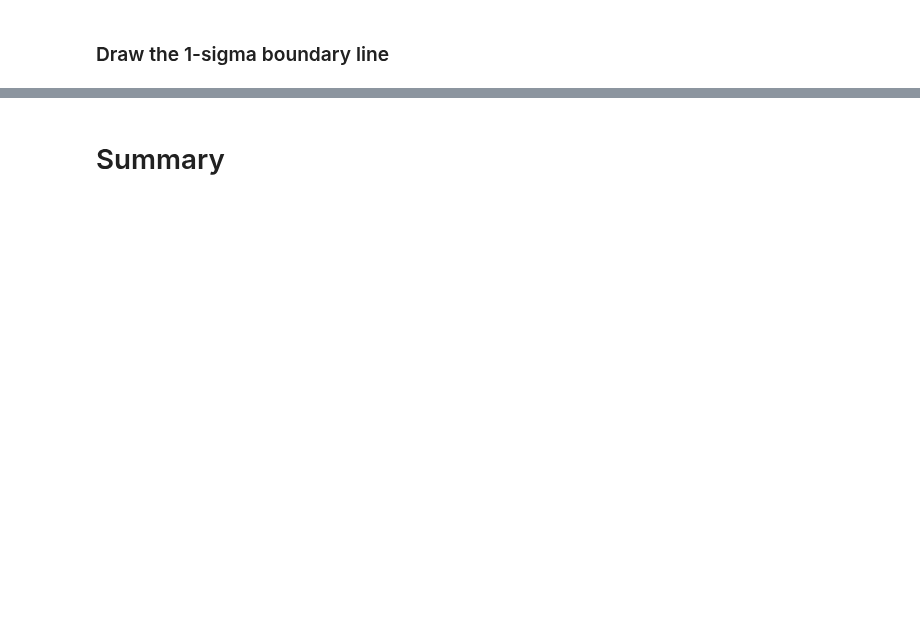
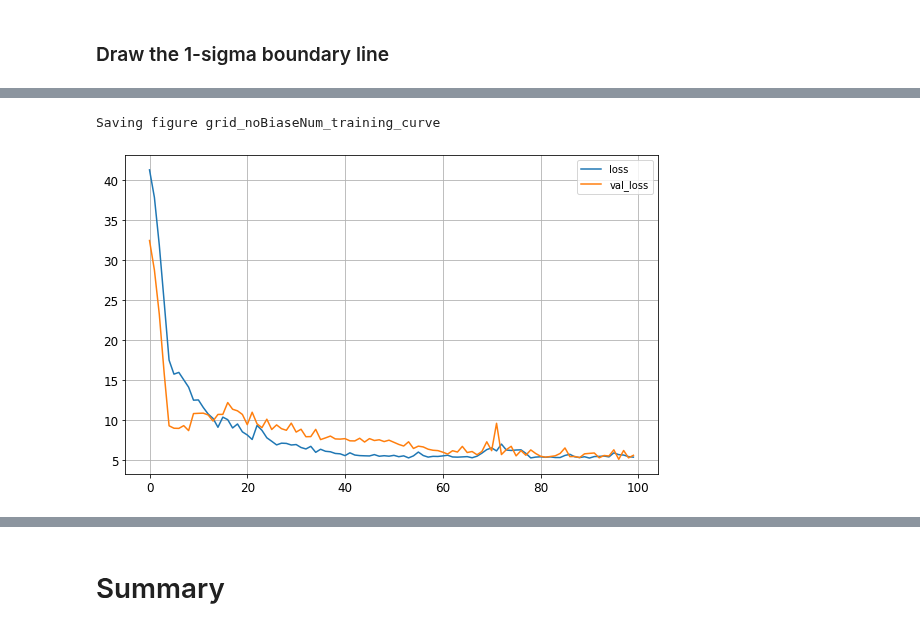
Before and after one commit to Benson516/HandsOnML2_learn, a Jupyter notebook: regression_test_2.ipynb, the cells around one changed output, grey strips where cells are left out. Cells and saved outputs as stored; diff of their text form; code cells hidden in the pictures; blank space fills up the shorter version.

Commit message:
Implemented the custom bias estimation layer

```diff
--- a/regression_test_2.ipynb
+++ b/regression_test_2.ipynb
@@ -1207,0 +1184,3 @@ TypeError: in user code:
+# %%
+# Number of subjects
+num_subject = multiout_type
@@ -1207,0 +1189,11 @@ TypeError: in user code:
+# %%
+inputs = keras.layers.Input(shape=X_train.shape[1:])
+inputs_sid = keras.layers.Input(shape=(1,), dtype=tf.int32)
+#
+z = num2grid(5,x_min=-10, x_max=10, sigma=3.0)(inputs)
+z = keras.layers.Dense(30, activation="relu")(z)
+output = keras.layers.Dense(1)(z)
+output_biased = SubjectBias(num_subject)([output, inputs_sid])
+# Setup models
+model = keras.Model(inputs=[inputs], outputs=[output]) # pure
+model_biased = keras.Model(inputs=[inputs, inputs_sid], outputs=[output_biased]) # biased, for training
@@ -1207,0 +1205,10 @@ TypeError: in user code:
+# %%
+# optimizer = keras.optimizers.SGD(lr=0.001, momentum=0.9)
+# model.compile(loss="mean_squared_error", optimizer=optimizer)
+optimizer = keras.optimizers.Adam(lr=0.1)
+model_biased.compile(loss="mean_absolute_error", optimizer=optimizer)
+#
+# model.compile(loss="mean_absolute_error", optimizer=optimizer) # No need to compile this if it's not going to be trained.
+# %%
+history = model_biased.fit([X_train, sid_train], y_train, epochs=100,
+                    validation_data=([X_valid, sid_valid], y_valid))
@@ -1207,0 +1233,11 @@ TypeError: in user code:
+# %%
+import pandas as pd
+
+pd.DataFrame(history.history).plot(figsize=(8, 5))
+plt.grid(True)
+# plt.gca().set_ylim(0, 1)
+save_fig("grid_noBiaseNum_training_curve")
+plt.show()
+# %% [output]
+Saving figure grid_noBiaseNum_training_curve
+[figure, added]
```
Also changed, not shown: parts of 44 cells of this notebook.
